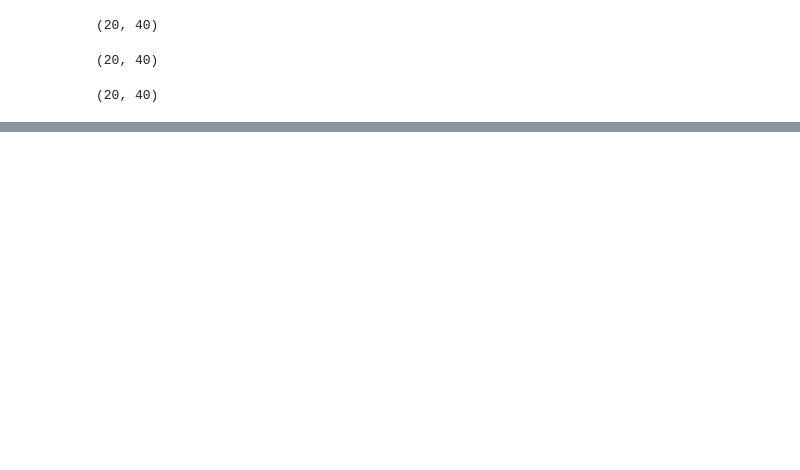
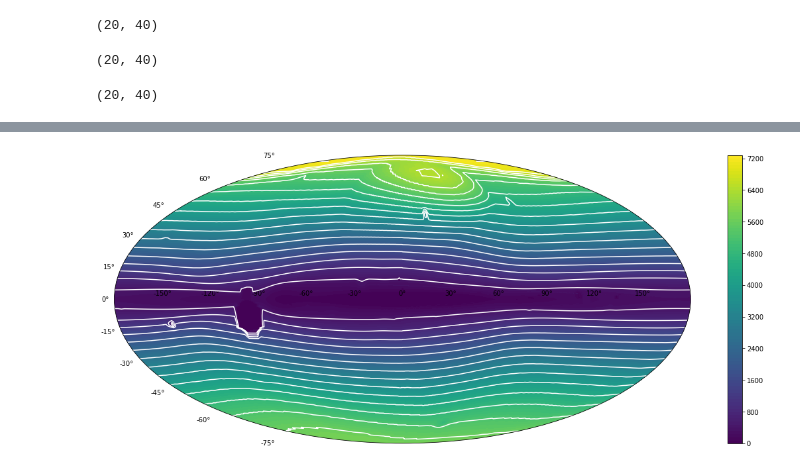
Before and after one commit to bbrzycki/scintillation_map, a Jupyter notebook: scintillation_map.ipynb, the cells around one changed output, grey strips where cells are left out. Drawn from its saved outputs; the diff is of its cells as text; code cells hidden in the pictures; blank space fills up the shorter version.

Commit message:
Make scintillation map notebook

```diff
--- a/scintillation_map.ipynb
+++ b/scintillation_map.ipynb
@@ -125,14 +110,22 @@ import pylab as plt
 from matplotlib import ticker, cm
 from tqdm import tqdm
 
-ra = np.linspace(-np.pi, np.pi, 360)
-dec= np.linspace(-np.pi/2, np.pi/2, 90)
+ra = np.linspace(-np.pi, np.pi, 180)
+dec= np.linspace(-np.pi/2, np.pi/2, 45)
+
+fine_ra = np.linspace(-np.pi/6, np.pi/6, 180)
+fine_dec = np.linspace(-np.pi/12, np.pi/12, 60)
+
+ra = np.sort(np.append(ra, fine_ra))
+dec = np.sort(np.append(dec, fine_dec))
+print(len(ra), len(dec))
 X,Y = np.meshgrid(ra,dec)
+print(X.shape)
 
 scint = np.empty((len(dec), len(ra)))
 for y in tqdm(range(len(dec))):
-    print(y)
     for x in (range(len(ra))):
         output = subprocess.run(['./run_NE2001.pl', str(ra[x]*180/np.pi), str(dec[y]*180/np.pi), str(dist), '-1', 'SCINTIME'], stdout=subprocess.PIPE).stdout.decode('utf-8')
         scint[y][x] = float(output.split()[2])
+    print(scint[y,:])
 scint
@@ -139,13 +327,14 @@ scint
 # %%
-fig = plt.figure(figsize=(12,8))
-# ax = plt.subplot(111, projection = 'mollweide')
-ax = plt.subplot(111, projection = 'aitoff')
+fig = plt.figure(figsize=(20,8))
+ax = plt.subplot(111, projection = 'mollweide')
+# ax = plt.subplot(111)
 
-
-
-# plt.grid(color='k')
-ax.contour(X,Y,scint,10,colors='k')
-c = ax.contourf(X,Y,scint,100,locator=ticker.LogLocator(subs='auto',numticks=10))
+# plt.grid(color='w')
+ax.contour(X,Y,scint,20,colors='w')
+# c = ax.contourf(X,Y,scint,1000,locator=ticker.LogLocator(subs='auto',numticks=10))
+c = ax.contourf(X,Y,scint,100)
 fig.colorbar(c)
 
 plt.show()
+# %% [output]
+[figure, added]
```
Also changed, not shown: parts of 11 cells of this notebook, 8 other files.
